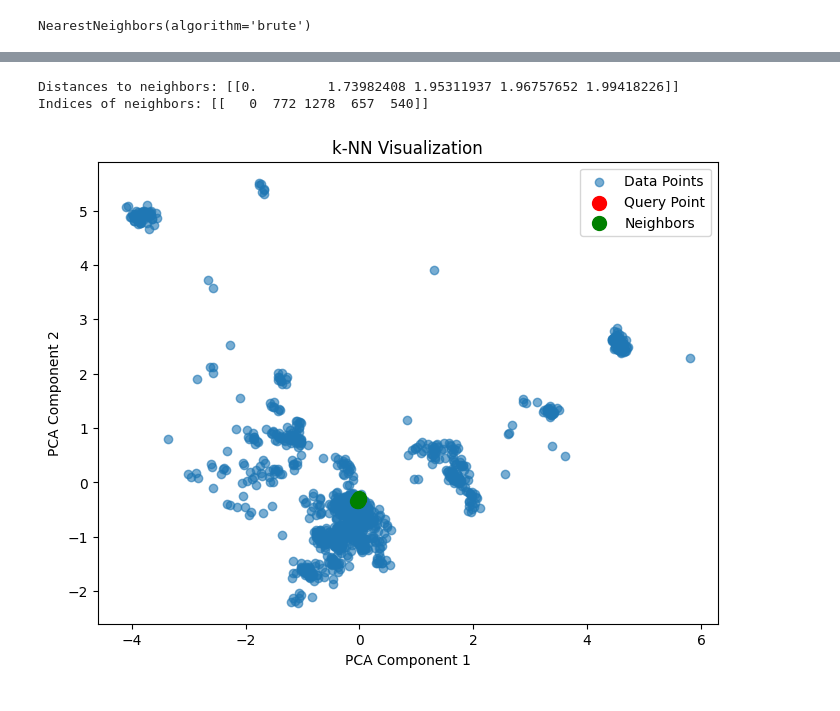
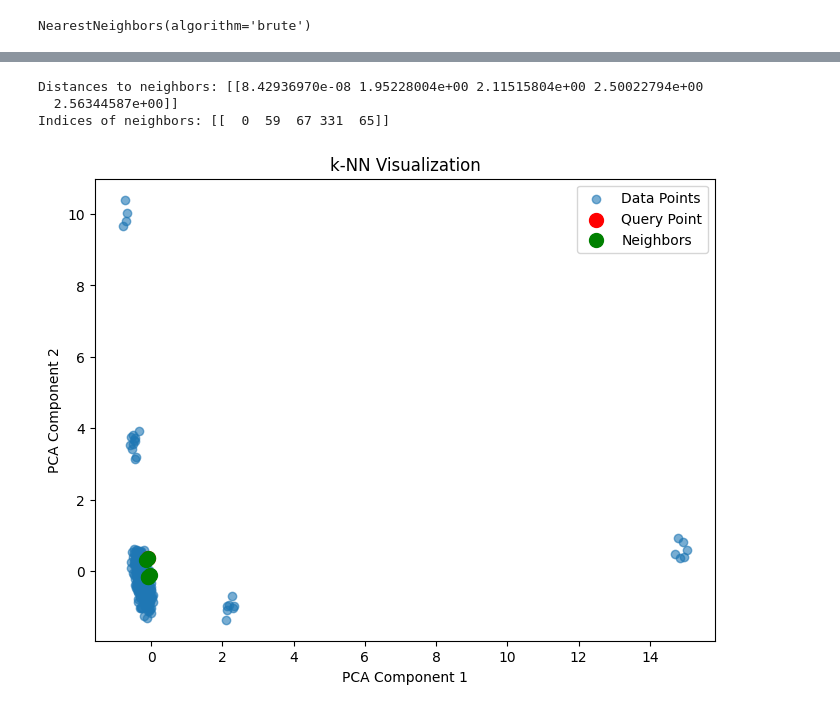
Before and after one commit to Mingpassawat/PaperRecommender, a Jupyter notebook: process.ipynb, the cells around one changed output, grey strips where cells are left out. Drawn from its saved outputs; the diff is of its cells as text; code cells hidden in the pictures.

```diff
--- a/process.ipynb
+++ b/process.ipynb
@@ -132,7 +132,7 @@ df5
 
 # Step 2: Train Word2Vec model
 # Create a Word2Vec model using the tokenized column
-w2v_model = Word2Vec(sentences=df5['Tokenized'], vector_size=10, window=5, min_count=1, workers=4)
+w2v_model = Word2Vec(sentences=df5['Tokenized'], vector_size=5, window=5, min_count=1, workers=4)
 
 # Step 3: Convert words to vectors
 def row_to_vector(row, model):
@@ -282,7 +292,7 @@ df_expanded.loc[df_expanded["COMP"] == 1]
 # %%
 from sklearn.neighbors import NearestNeighbors
 neigh = NearestNeighbors(n_neighbors=5, algorithm='brute')
-neigh.fit(df_expanded.loc[df_expanded["COMP"] == 1])
+neigh.fit(df_expanded)
 # %% [output]
 NearestNeighbors(algorithm='brute')
 # %%
@@ -318,31 +329,34 @@ Indices of neighbors: [[   0  772 1278  657  540]]
 # %%
 from sklearn.neighbors import NearestNeighbors
 import matplotlib.pyplot as plt
 from sklearn.preprocessing import StandardScaler
 scaler = StandardScaler()
-features_scaled = scaler.fit_transform(df_expanded.loc[df_expanded["COMP"] == 1])
+
+
+features_scaled = scaler.fit_transform(df_expanded.loc[df_expanded['DENT'] == 1])
 n_neighbors = 5
 knn = NearestNeighbors(n_neighbors=n_neighbors, algorithm='brute')
 knn.fit(features_scaled)
 distances, indices = knn.kneighbors([features_scaled[0]])
 print("Distances to neighbors:", distances)
 print("Indices of neighbors:", indices)
 from sklearn.decomposition import PCA
 from sklearn.decomposition import PCA
 pca = PCA(n_components=2)
 features_2d = pca.fit_transform(features_scaled)
 plt.figure(figsize=(8, 6))
 plt.scatter(features_2d[:, 0], features_2d[:, 1], label="Data Points", alpha=0.6)
 query_point = features_2d[0]
 neighbors = features_2d[indices[0]]
 plt.scatter(query_point[0], query_point[1], color='red', label='Query Point', s=100)
 plt.scatter(neighbors[:, 0], neighbors[:, 1], color='green', label='Neighbors', s=100)
 plt.title('k-NN Visualization')
 plt.xlabel('PCA Component 1')
 plt.ylabel('PCA Component 2')
 plt.legend()
 plt.show()
 # %% [output]
-Distances to neighbors: [[0.         1.73982408 1.95311937 1.96757652 1.99418226]]
-Indices of neighbors: [[   0  772 1278  657  540]]
+Distances to neighbors: [[8.42936970e-08 1.95228004e+00 2.11515804e+00 2.50022794e+00
+  2.56344587e+00]]
+Indices of neighbors: [[  0  59  67 331  65]]
-[figure, old version]
+[figure, new version]
```
Also changed, not shown: parts of 10 cells of this notebook, 12 other files.
